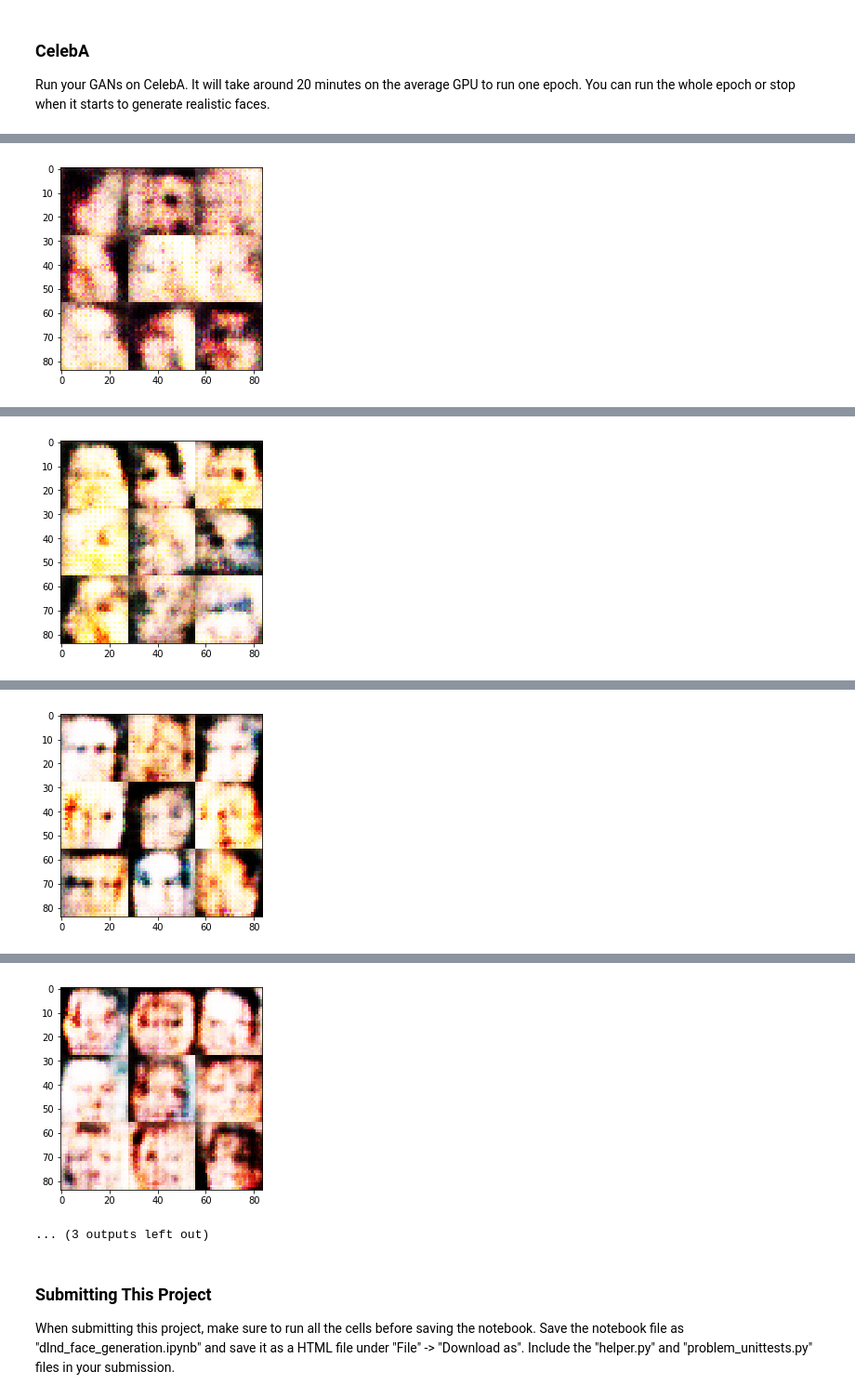
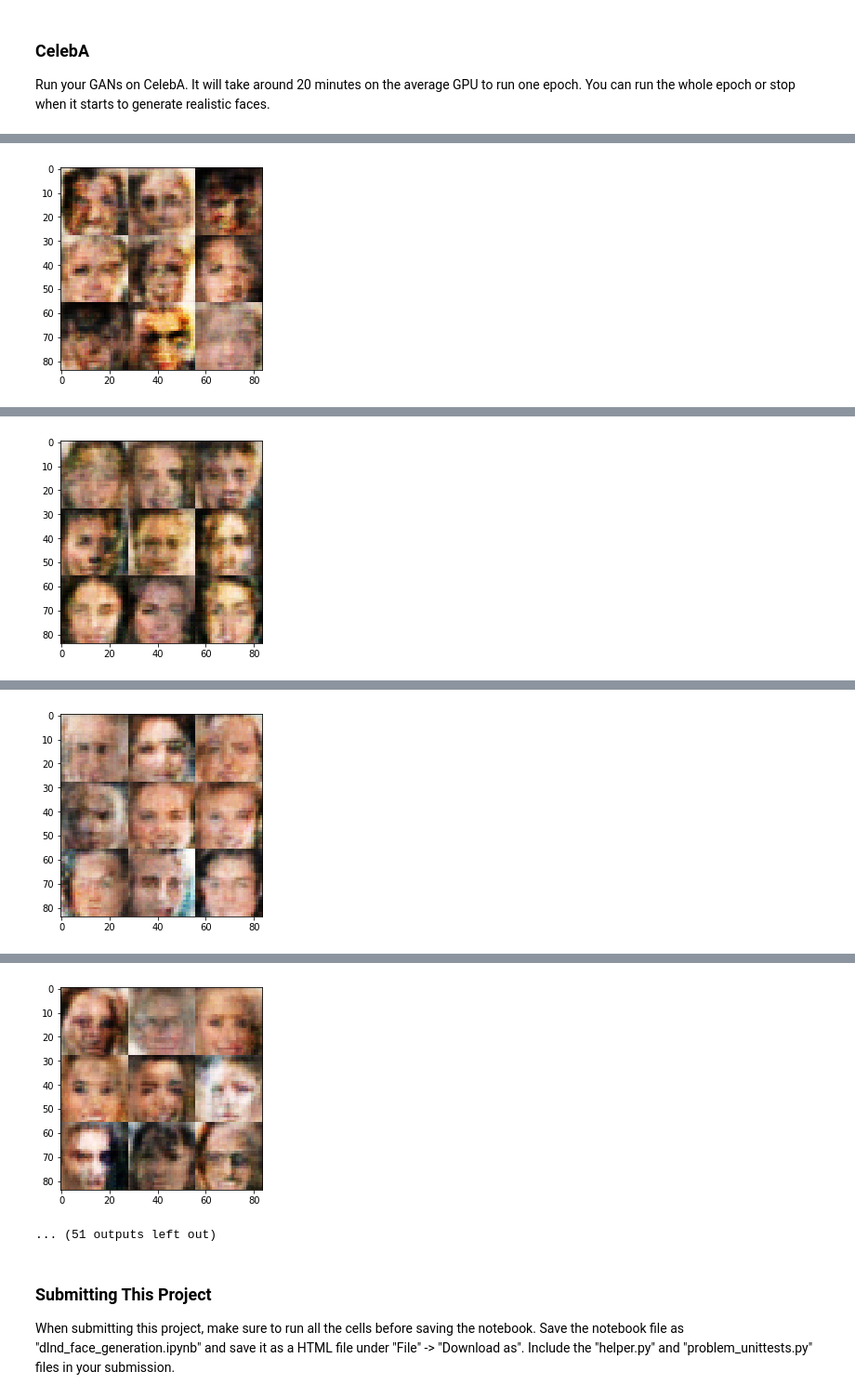
Before and after one commit to gro1m/generate_faces, a Jupyter notebook: dlnd_face_generation.ipynb, the cells around one changed output, grey strips where cells are left out. Shown at 93% size. Saved outputs shown, nothing was run; the diff lists cells and outputs as text; code cells hidden in the pictures.

Commit message:
Updated trained version of face generation

```diff
--- a/dlnd_face_generation.ipynb
+++ b/dlnd_face_generation.ipynb
@@ -127,7 +128,7 @@ def model_inputs(image_width, image_height, image_channels, z_dim):
                             shape = (None, image_width, image_height, image_channels),
                             name  = 'real_image')
     z      = tf.placeholder(tf.float32, shape = (None, z_dim), name = 'input_z')
-    lr     = tf.placeholder(tf.float32, name = 'learning rate lr')
+    lr     = tf.placeholder(tf.float32, name = 'learning_rate')
     return imreal, z, lr
 
 """
@@ -474,21 +484,35 @@ def train(epoch_count, batch_size, z_dim,
                                             loc = mu, scale = sigma, size = (batch_size, z_dim))
                 '''
                 rand_numbers = np.random.uniform(-1, 1, size = (batch_size, z_dim))
-                train_d_loss = sess.run([d_loss, d_opt],
-                                        feed_dict = {im_real: batch_images,
-                                                     in_z   : rand_numbers,
-                                                     lr     : learning_rate})
-                train_g_loss = sess.run([g_loss, g_opt],
-                                        feed_dict = {im_real: batch_images,
-                                                     in_z   : rand_numbers,
-                                                     lr     : learning_rate})
                 #Print losses, optimizer, generator
                 if count % 200 == 0:
+                    train_d_loss, _ = sess.run([d_loss, d_opt],
+                                           feed_dict = {im_real: batch_images,
+                                                        in_z   : rand_numbers,
+                                                        lr     : learning_rate})
+                    train_g_loss, _ = sess.run([g_loss, g_opt],
+                                           feed_dict = {im_real: batch_images,
+                                                        in_z   : rand_numbers,
+                                                        lr     : learning_rate})
+                    train_g_loss, _ = sess.run([g_loss, g_opt],
+                                           feed_dict = {im_real: batch_images,
+                                                        in_z   : rand_numbers,
+                                                        lr     : learning_rate})
                     print('Summary at {} batches'.format(count))
                     print('discriminator model loss = {}'.format(train_d_loss))
                     print('generator model loss = {}'.format(train_g_loss))
 
                     show_generator_output(sess, 9, in_z, data_shape[3], data_image_mode)
+                else:
+                    sess.run([d_loss, d_opt], feed_dict = {im_real: batch_images,
+                                                           in_z   : rand_numbers,
+                                                           lr     : learning_rate})
+                    sess.run([g_loss, g_opt], feed_dict = {im_real: batch_images,
+                                                           in_z   : rand_numbers,
+                                                           lr     : learning_rate})
+                    sess.run([g_loss, g_opt], feed_dict = {im_real: batch_images,
+                                                           in_z   : rand_numbers,
+                                                           lr     : learning_rate})
 # %% [markdown]
 ### MNIST
 Test your GANs architecture on MNIST.  After 2 epochs, the GANs should be able to generate images that look like handwritten digits.  Make sure the loss of the generator is lower than the loss of the discriminator or close to 0.
@@ -534,10 +565,10 @@ Wall time: 54.7 s
 Run your GANs on CelebA.  It will take around 20 minutes on the average GPU to run one epoch.  You can run the whole epoch or stop when it starts to generate realistic faces.
 # %%
 %%time
-batch_size    = 128
-z_dim         = 100
-learning_rate = 1e-4
-beta1         = 0.9
+batch_size    = 32
+z_dim         = 128
+learning_rate = 2e-4
+beta1         = 0.3
 
 
 """
@@ -567,2 +598,2 @@ generator model loss = 4.702086448669434
-[figure, old version]
+[figure, new version]
 Summary at 800 batches
@@ -571,2 +602,2 @@ generator model loss = 4.194107532501221
-[figure, old version]
+[figure, new version]
 Summary at 1000 batches
@@ -575,2 +606,2 @@ generator model loss = 4.353063583374023
-[figure, old version]
+[figure, new version]
 Summary at 1200 batches
@@ -579,5 +610,5 @@ generator model loss = 4.489264488220215
-[figure, old version]
+[figure, new version]
-... (3 outputs left out)
+... (51 outputs left out)
 # %% [markdown]
 ### Submitting This Project
 When submitting this project, make sure to run all the cells before saving the notebook. Save the notebook file as "dlnd_face_generation.ipynb" and save it as a HTML file under "File" -> "Download as". Include the "helper.py" and "problem_unittests.py" files in your submission.
```
Also changed, not shown: parts of 4 cells of this notebook.
